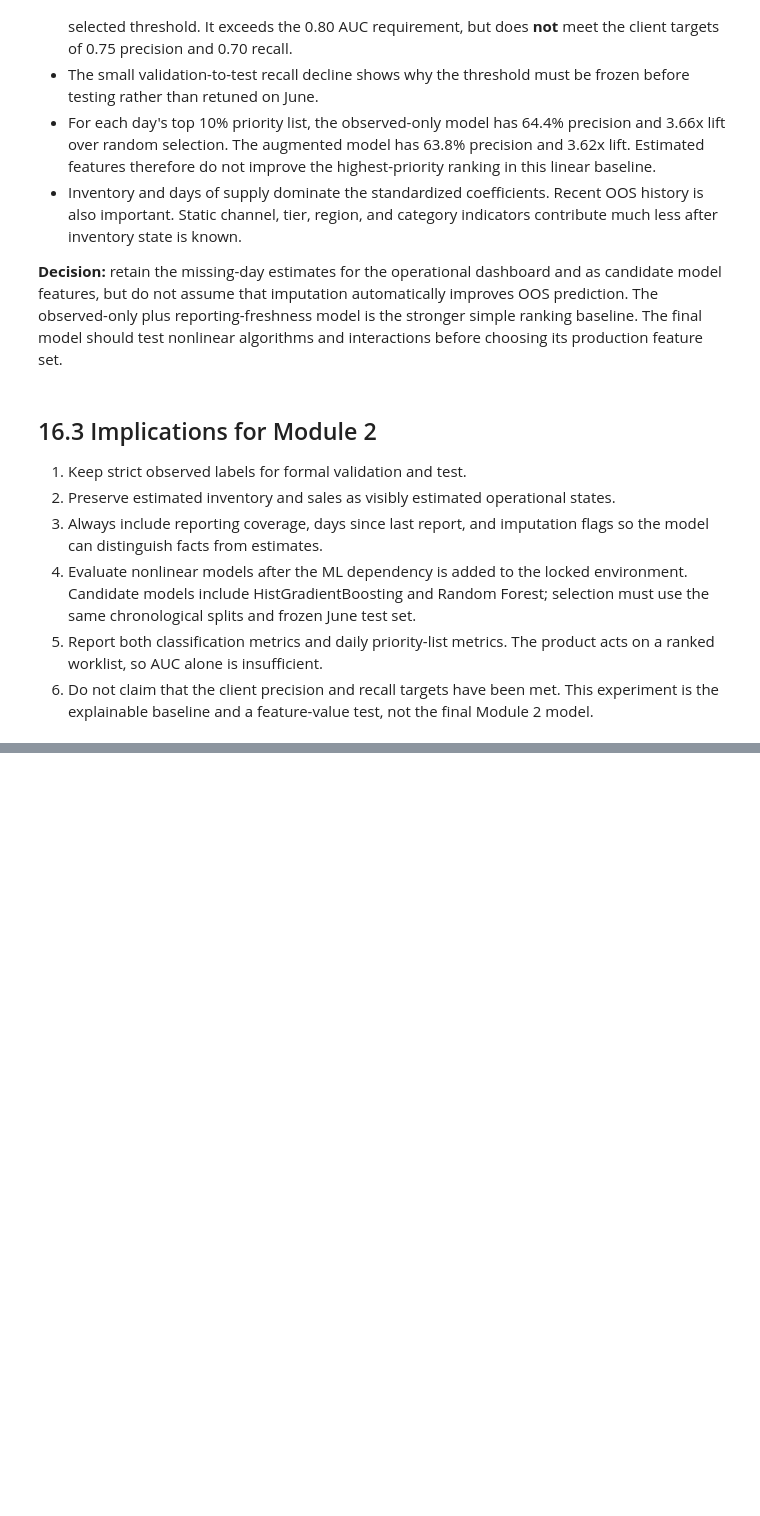
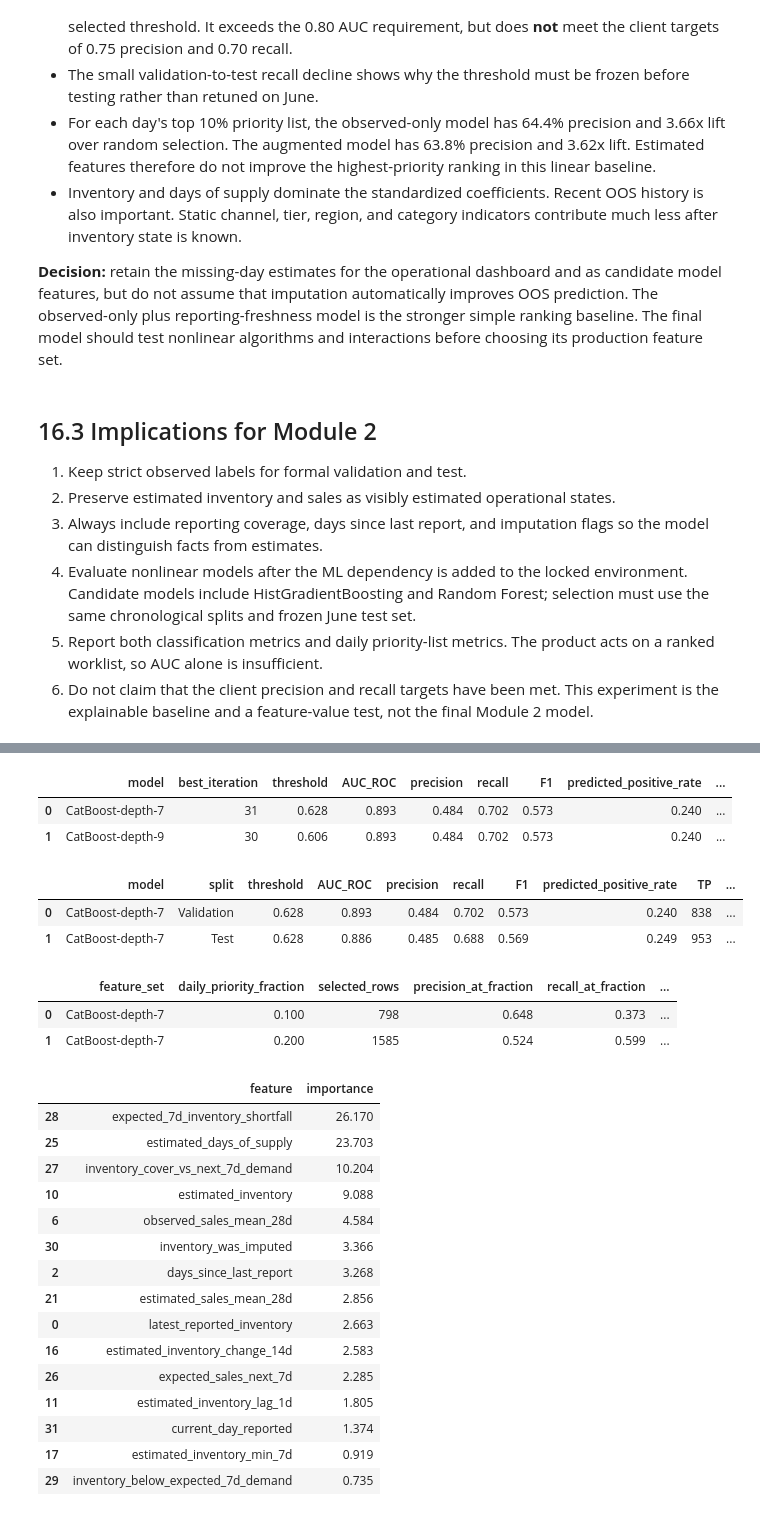
Before and after one commit to Zeye430/marvel-cpg-ai-platform, a Jupyter notebook: notebooks/exploratory/marvel_deep_eda_product_insights.ipynb, the cells around one changed output, grey strips where cells are left out. Saved outputs shown, nothing was run; the diff lists cells and outputs as text; code cells hidden in the pictures; blank space fills up the shorter version.

```diff
--- a/notebooks/exploratory/marvel_deep_eda_product_insights.ipynb
+++ b/notebooks/exploratory/marvel_deep_eda_product_insights.ipynb
@@ -2675,0 +3543,31 @@ plt.show()
+# %%
+display(catboost_validation_comparison)
+display(catboost_selected_results)
+display(catboost_priority_metrics)
+display(feature_importance.head(15))
+# %% [output]
+|  | model | best_iteration | threshold | AUC_ROC | precision | recall | F1 | predicted_positive_rate | ... |
+| 0 | CatBoost-depth-7 | 31 | 0.628 | 0.893 | 0.484 | 0.702 | 0.573 | 0.240 | ... |
+| 1 | CatBoost-depth-9 | 30 | 0.606 | 0.893 | 0.484 | 0.702 | 0.573 | 0.240 | ... |
+|  | model | split | threshold | AUC_ROC | precision | recall | F1 | predicted_positive_rate | TP | ... |
+| 0 | CatBoost-depth-7 | Validation | 0.628 | 0.893 | 0.484 | 0.702 | 0.573 | 0.240 | 838 | ... |
+| 1 | CatBoost-depth-7 | Test | 0.628 | 0.886 | 0.485 | 0.688 | 0.569 | 0.249 | 953 | ... |
+|  | feature_set | daily_priority_fraction | selected_rows | precision_at_fraction | recall_at_fraction | ... |
+| 0 | CatBoost-depth-7 | 0.100 | 798 | 0.648 | 0.373 | ... |
+| 1 | CatBoost-depth-7 | 0.200 | 1585 | 0.524 | 0.599 | ... |
+|  | feature | importance |
+| 28 | expected_7d_inventory_shortfall | 26.170 |
+| 25 | estimated_days_of_supply | 23.703 |
+| 27 | inventory_cover_vs_next_7d_demand | 10.204 |
+| 10 | estimated_inventory | 9.088 |
+| 6 | observed_sales_mean_28d | 4.584 |
+| 30 | inventory_was_imputed | 3.366 |
+| 2 | days_since_last_report | 3.268 |
+| 21 | estimated_sales_mean_28d | 2.856 |
+| 0 | latest_reported_inventory | 2.663 |
+| 16 | estimated_inventory_change_14d | 2.583 |
+| 26 | expected_sales_next_7d | 2.285 |
+| 11 | estimated_inventory_lag_1d | 1.805 |
+| 31 | current_day_reported | 1.374 |
+| 17 | estimated_inventory_min_7d | 0.919 |
+| 29 | inventory_below_expected_7d_demand | 0.735 |
```
Also changed, not shown: parts of 18 cells of this notebook, 7 other files.
